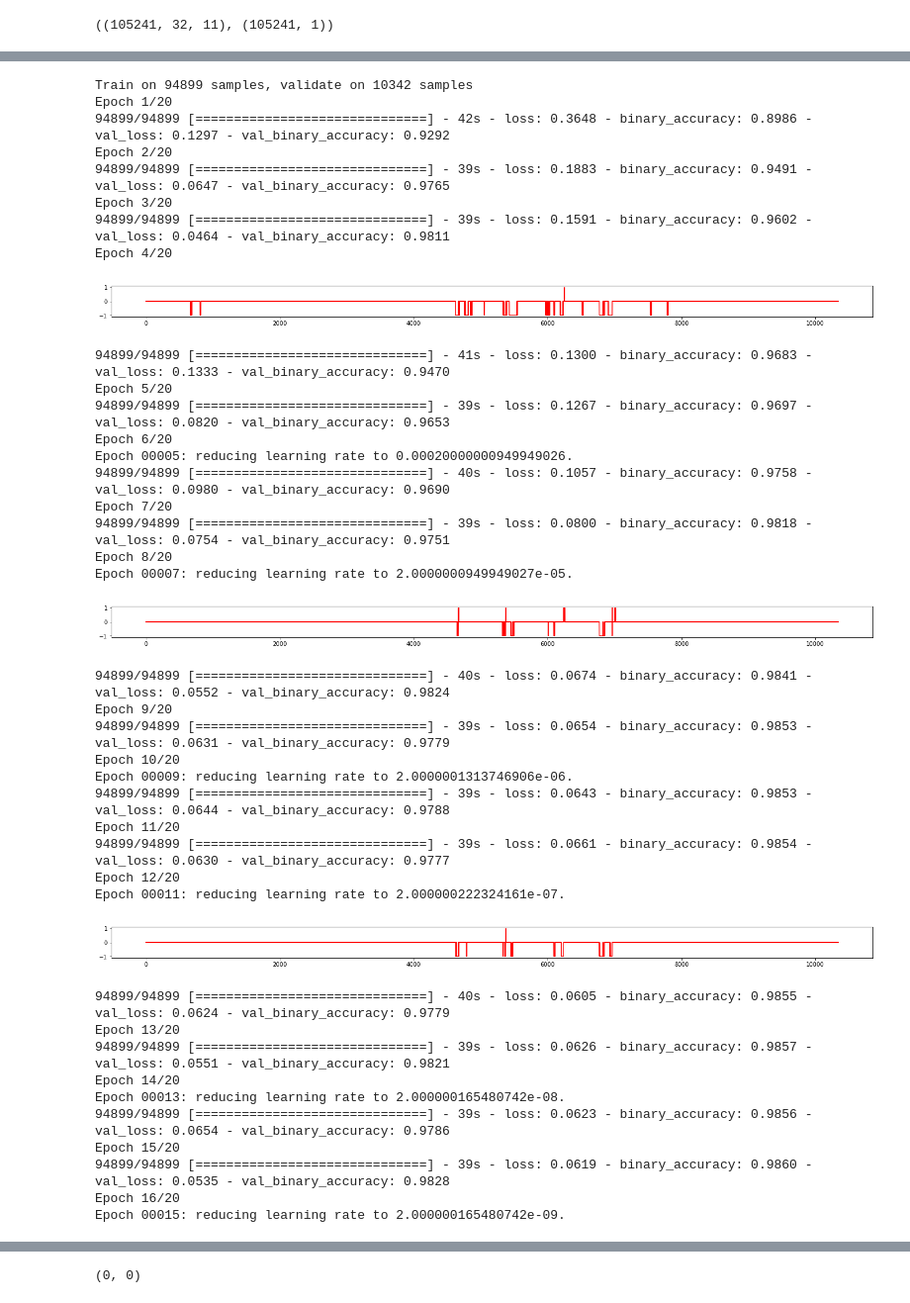
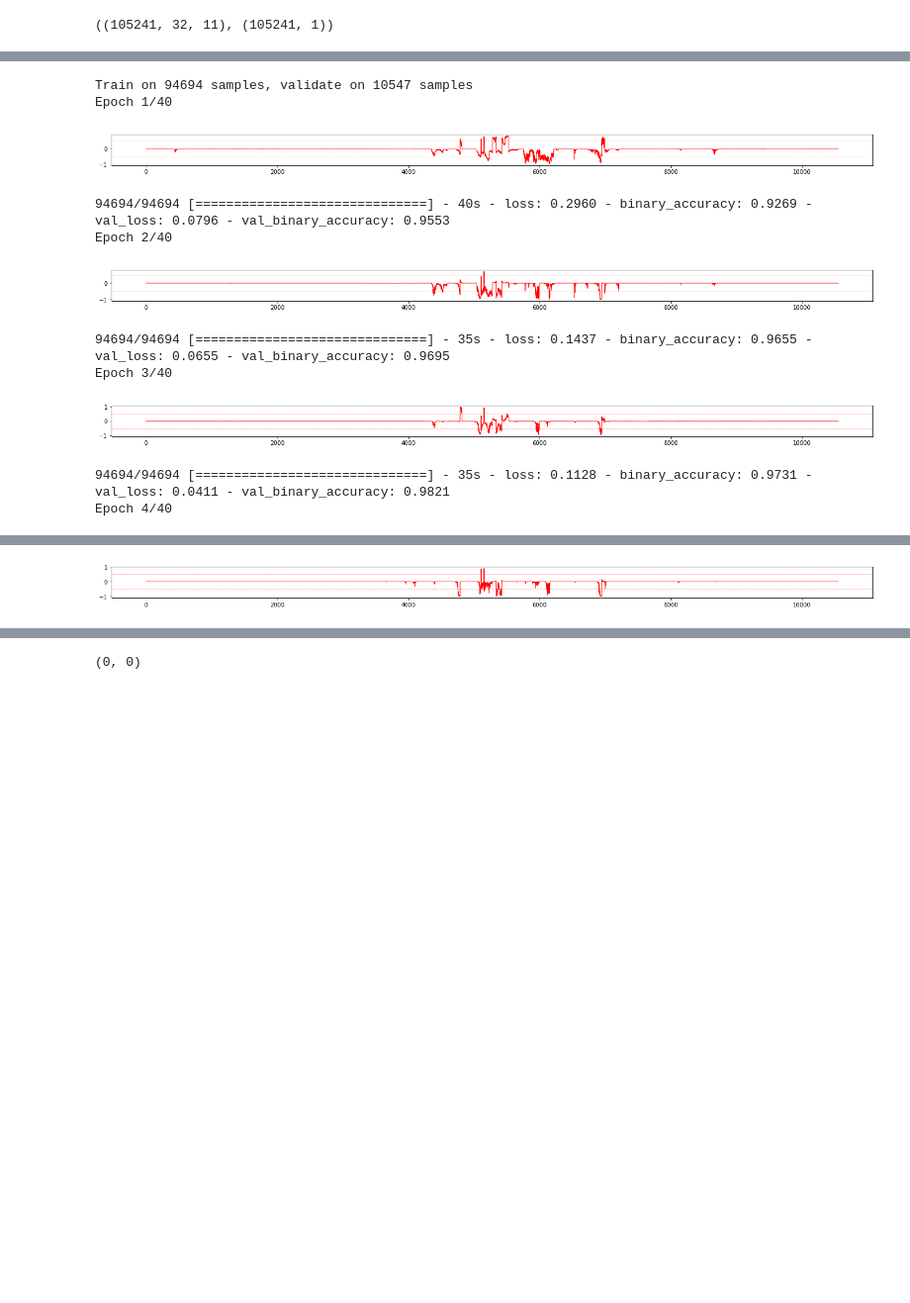
Before and after one commit to CienegaOrchards/Learning, a Jupyter notebook: Weather supplemental data.ipynb, the cells around one changed output, grey strips where cells are left out. Shown: that part at 99% size. Drawn from its saved outputs; the diff is of its cells as text; code cells hidden in the pictures; blank space fills up the shorter version.

Commit message:
Excellent weather forecast model

```diff
--- a/Weather supplemental data.ipynb
+++ b/Weather supplemental data.ipynb
@@ -88,8 +88,8 @@ all_x.shape, all_y.shape
 # %% [output]
 ((105241, 32, 11), (105241, 1))
 # %%
-train_idx = np.where(data.day_of_year%10!=0)
-val_idx = np.where(data.day_of_year%10==0)
+train_idx = np.where(data.day_of_year%10!=3)
+val_idx = np.where(data.day_of_year%10==3)
 
 train_x, train_y = all_x[train_idx], all_y[train_idx]
 val_x, val_y = all_x[val_idx], all_y[val_idx]
@@ -179,62 +171,31 @@ _________________________________________________________________
 # %%
 class GraphCallback(keras.callbacks.Callback):
     def on_epoch_end(self, epoch, logs={}):
-        if epoch%4==3:
+#         if epoch%2==1:
             plt.figure(figsize=(24,1))
-    #         plt.plot(validation_data.TemperatureF.as_matrix(), 'g')
-    #         plt.plot(validation_data.forward_min.as_matrix(), 'c')
-            plt.plot((val_y-np.round(model.predict(val_x, batch_size=batch_size))), 'r')
-    #         plt.axhline(32)
+            plt.plot((val_y-(model.predict(val_x, batch_size=batch_size))), 'r', lw=1)
+            plt.axhline(0.5, color='r', ls='dashed', lw=0.5, alpha=0.5)
+            plt.axhline(-0.5, color='r', ls='dashed', lw=0.5, alpha=0.5)
             plt.show()
 
-reduce_lr = ReduceLROnPlateau(patience=2, verbose=1)
+reduce_lr = ReduceLROnPlateau(factor=0.3, patience=4, verbose=1)
 graph_cb = GraphCallback()
 
-model.fit(train_x, train_y,
-          epochs=20,
+history = model.fit(train_x, train_y,
+          epochs=40,
           batch_size=batch_size,
           validation_data=(val_x, val_y),
           class_weight={0:1, 1:fp_fn_ratio, 2:fp_fn_ratio**2},
           callbacks=[reduce_lr, graph_cb])
 # %% [output]
-Train on 94899 samples, validate on 10342 samples
-Epoch 1/20
-94899/94899 [==============================] - 42s - loss: 0.3648 - binary_accuracy: 0.8986 - val_loss: 0.1297 - val_binary_accuracy: 0.9292
-Epoch 2/20
-94899/94899 [==============================] - 39s - loss: 0.1883 - binary_accuracy: 0.9491 - val_loss: 0.0647 - val_binary_accuracy: 0.9765
-Epoch 3/20
-94899/94899 [==============================] - 39s - loss: 0.1591 - binary_accuracy: 0.9602 - val_loss: 0.0464 - val_binary_accuracy: 0.9811
-Epoch 4/20
+Train on 94694 samples, validate on 10547 samples
+Epoch 1/40
-[figure, old version]
+[figure, new version]
-94899/94899 [==============================] - 41s - loss: 0.1300 - binary_accuracy: 0.9683 - val_loss: 0.1333 - val_binary_accuracy: 0.9470
-Epoch 5/20
-94899/94899 [==============================] - 39s - loss: 0.1267 - binary_accuracy: 0.9697 - val_loss: 0.0820 - val_binary_accuracy: 0.9653
-Epoch 6/20
-Epoch 00005: reducing learning rate to 0.00020000000949949026.
-94899/94899 [==============================] - 40s - loss: 0.1057 - binary_accuracy: 0.9758 - val_loss: 0.0980 - val_binary_accuracy: 0.9690
-Epoch 7/20
-94899/94899 [==============================] - 39s - loss: 0.0800 - binary_accuracy: 0.9818 - val_loss: 0.0754 - val_binary_accuracy: 0.9751
-Epoch 8/20
-Epoch 00007: reducing learning rate to 2.0000000949949027e-05.
+94694/94694 [==============================] - 40s - loss: 0.2960 - binary_accuracy: 0.9269 - val_loss: 0.0796 - val_binary_accuracy: 0.9553
+Epoch 2/40
-[figure, old version]
+[figure, new version]
-94899/94899 [==============================] - 40s - loss: 0.0674 - binary_accuracy: 0.9841 - val_loss: 0.0552 - val_binary_accuracy: 0.9824
-Epoch 9/20
-94899/94899 [==============================] - 39s - loss: 0.0654 - binary_accuracy: 0.9853 - val_loss: 0.0631 - val_binary_accuracy: 0.9779
-Epoch 10/20
-Epoch 00009: reducing learning rate to 2.0000001313746906e-06.
-94899/94899 [==============================] - 39s - loss: 0.0643 - binary_accuracy: 0.9853 - val_loss: 0.0644 - val_binary_accuracy: 0.9788
-Epoch 11/20
-94899/94899 [==============================] - 39s - loss: 0.0661 - binary_accuracy: 0.9854 - val_loss: 0.0630 - val_binary_accuracy: 0.9777
-Epoch 12/20
-Epoch 00011: reducing learning rate to 2.000000222324161e-07.
+94694/94694 [==============================] - 35s - loss: 0.1437 - binary_accuracy: 0.9655 - val_loss: 0.0655 - val_binary_accuracy: 0.9695
+Epoch 3/40
-[figure, old version]
+[figure, new version]
-94899/94899 [==============================] - 40s - loss: 0.0605 - binary_accuracy: 0.9855 - val_loss: 0.0624 - val_binary_accuracy: 0.9779
-Epoch 13/20
-94899/94899 [==============================] - 39s - loss: 0.0626 - binary_accuracy: 0.9857 - val_loss: 0.0551 - val_binary_accuracy: 0.9821
-Epoch 14/20
-Epoch 00013: reducing learning rate to 2.000000165480742e-08.
-94899/94899 [==============================] - 39s - loss: 0.0623 - binary_accuracy: 0.9856 - val_loss: 0.0654 - val_binary_accuracy: 0.9786
-Epoch 15/20
-94899/94899 [==============================] - 39s - loss: 0.0619 - binary_accuracy: 0.9860 - val_loss: 0.0535 - val_binary_accuracy: 0.9828
-Epoch 16/20
-Epoch 00015: reducing learning rate to 2.000000165480742e-09.
+94694/94694 [==============================] - 35s - loss: 0.1128 - binary_accuracy: 0.9731 - val_loss: 0.0411 - val_binary_accuracy: 0.9821
+Epoch 4/40
@@ -253,0 +208 @@ Epoch 00019: reducing learning rate to 2.000000165480742e-11.
+[figure, added]
```
Also changed, not shown: parts of 6 cells of this notebook.
